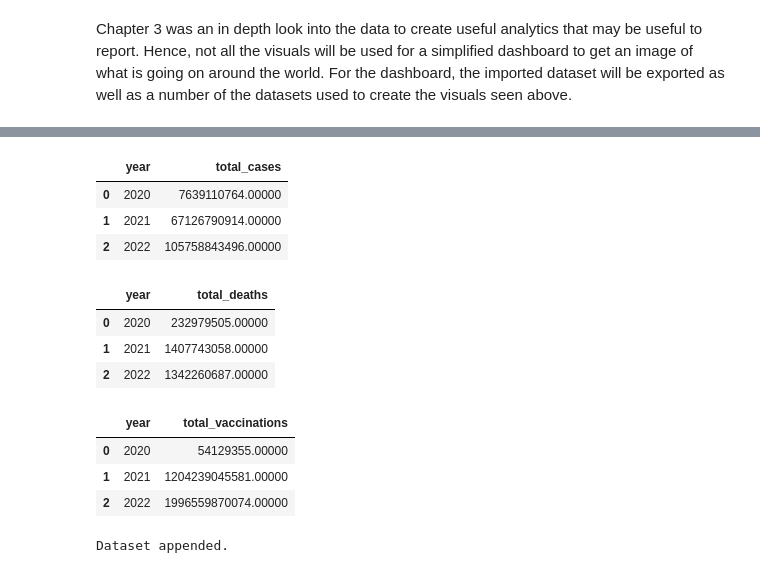
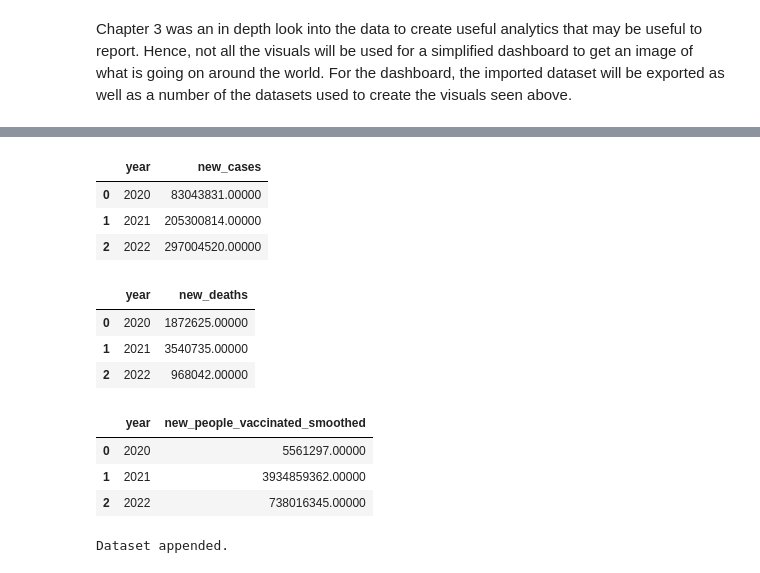
Before and after one commit to aaAbdulkadir/DataPortfolio, a Jupyter notebook: Exploratory Data Analysis/Covid ETL Pipeline V2.ipynb, the cells around one changed output, grey strips where cells are left out. Saved outputs shown, nothing was run; the diff lists cells and outputs as text; code cells hidden in the pictures.

```diff
--- a/Exploratory Data Analysis/Covid ETL Pipeline V2.ipynb
+++ b/Exploratory Data Analysis/Covid ETL Pipeline V2.ipynb
@@ -1116,27 +1115,27 @@ i
 # %%
-j = countries.groupby('year').agg({'total_cases':'sum'}).reset_index()
+j = countries.groupby('year').agg({'new_cases':'sum'}).reset_index()
 j
 # %% [output]
-|  | year | total_cases |
-| 0 | 2020 | 7639110764.00000 |
-| 1 | 2021 | 67126790914.00000 |
-| 2 | 2022 | 105758843496.00000 |
+|  | year | new_cases |
+| 0 | 2020 | 83043831.00000 |
+| 1 | 2021 | 205300814.00000 |
+| 2 | 2022 | 297004520.00000 |
 # %%
-k = countries.groupby('year').agg({'total_deaths':'sum'}).reset_index()
+k = countries.groupby('year').agg({'new_deaths':'sum'}).reset_index()
 k
 # %% [output]
-|  | year | total_deaths |
-| 0 | 2020 | 232979505.00000 |
-| 1 | 2021 | 1407743058.00000 |
-| 2 | 2022 | 1342260687.00000 |
+|  | year | new_deaths |
+| 0 | 2020 | 1872625.00000 |
+| 1 | 2021 | 3540735.00000 |
+| 2 | 2022 | 968042.00000 |
 # %%
-l = countries.groupby('year').agg({'total_vaccinations':'sum'}).reset_index()
+l = countries.groupby('year').agg({'new_people_vaccinated_smoothed':'sum'}).reset_index()
 l
 # %% [output]
-|  | year | total_vaccinations |
-| 0 | 2020 | 54129355.00000 |
-| 1 | 2021 | 1204239045581.00000 |
-| 2 | 2022 | 1996559870074.00000 |
+|  | year | new_people_vaccinated_smoothed |
+| 0 | 2020 | 5561297.00000 |
+| 1 | 2021 | 3934859362.00000 |
+| 2 | 2022 | 738016345.00000 |
 # %%
 import pyodbc
 from sqlalchemy import create_engine
```
Also changed, not shown: parts of 26 cells of this notebook.
